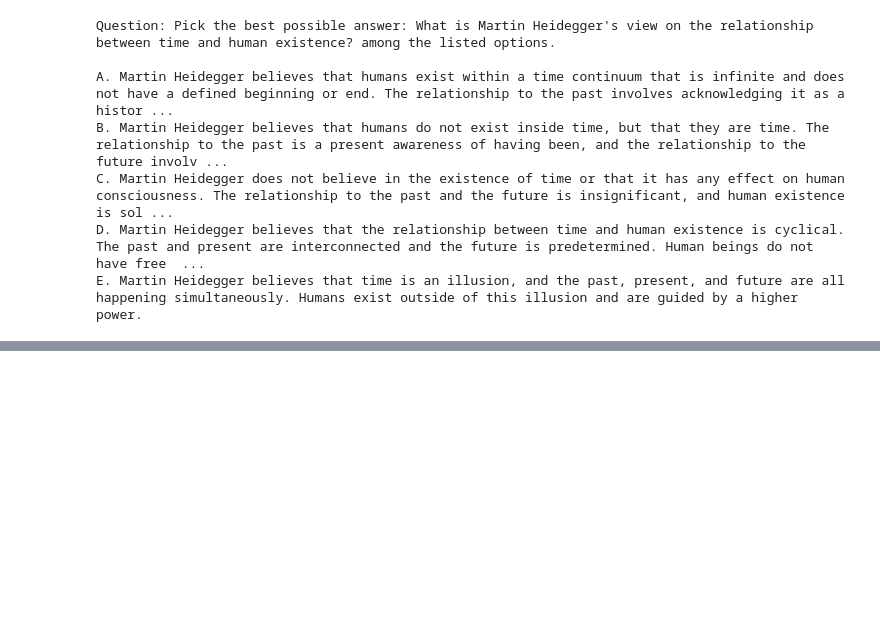
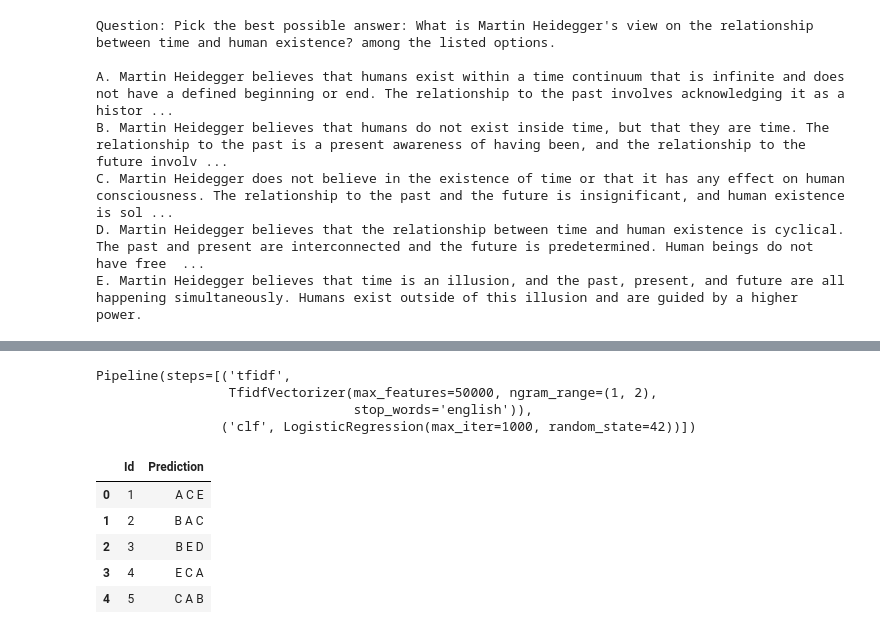
Before and after one commit to 22f3001807/dl-22f3001807-notebook-t22026, a Jupyter notebook: 22f3001807-notebook-2026t2.ipynb, the cells around one changed output, grey strips where cells are left out. Cells and saved outputs as stored; diff of their text form; code cells hidden in the pictures; blank space fills up the shorter version.

```diff
--- a/22f3001807-notebook-2026t2.ipynb
+++ b/22f3001807-notebook-2026t2.ipynb
@@ -130,0 +171,58 @@ E. Martin Heidegger believes that time is an illusion, and the past, present, an
+# %%
+from sklearn.pipeline import Pipeline
+from sklearn.feature_extraction.text import TfidfVectorizer
+from sklearn.linear_model import LogisticRegression
+
+model = Pipeline([
+    ("tfidf", TfidfVectorizer(
+        max_features=50000,
+        ngram_range=(1, 2),
+        stop_words="english"
+    )),
+    ("clf", LogisticRegression(
+        max_iter=1000,
+        random_state=42
+    ))
+])
+
+model.fit(train_df["text"], train_df["label"])
+# %% [output]
+Pipeline(steps=[('tfidf',
+                 TfidfVectorizer(max_features=50000, ngram_range=(1, 2),
+                                 stop_words='english')),
+                ('clf', LogisticRegression(max_iter=1000, random_state=42))])
+# %%
+predictions = []
+
+for _, row in test.iterrows():
+
+    probs = []
+
+    for option in options:
+
+        sample = (
+            row["text"] +
+            f"\n\nCandidate Answer: {option}. {row[option]}"
+        )
+
+        prob = model.predict_proba([sample])[0][1]
+        probs.append(prob)
+
+    order = np.argsort(probs)[::-1]
+    top3 = [options[i] for i in order[:3]]
+
+    predictions.append(" ".join(top3))
+# %%
+submission = pd.DataFrame({
+    "Id": test["id"],
+    "Prediction": predictions
+})
+
+submission.head()
+# %% [output]
+|  | Id | Prediction |
+| 0 | 1 | A C E |
+| 1 | 2 | B A C |
+| 2 | 3 | B E D |
+| 3 | 4 | E C A |
+| 4 | 5 | C A B |
```
Also changed, not shown: parts of 10 cells of this notebook.
